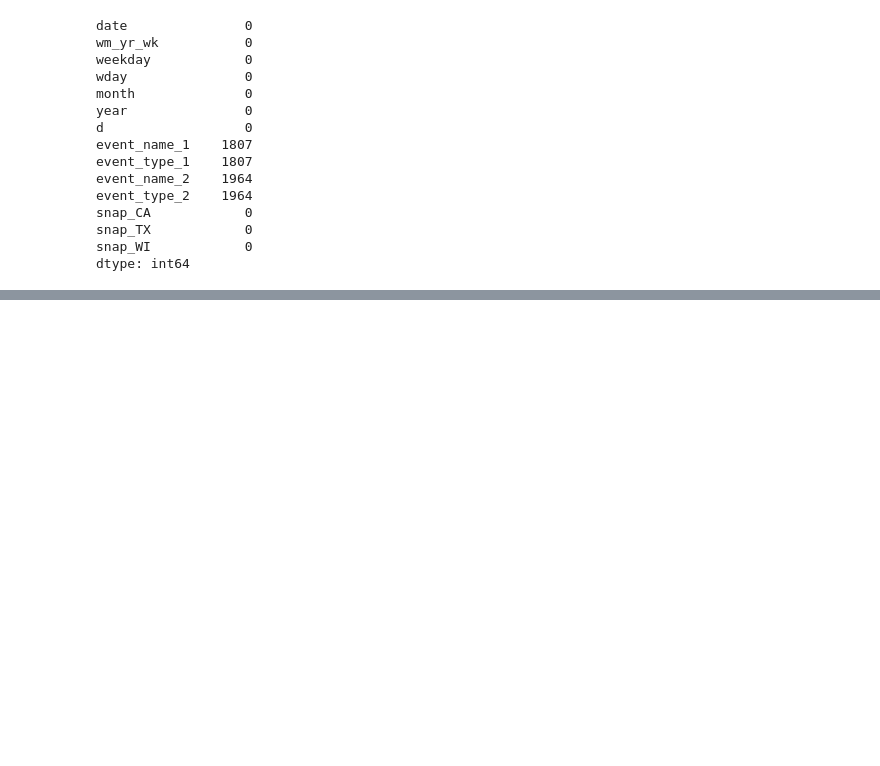
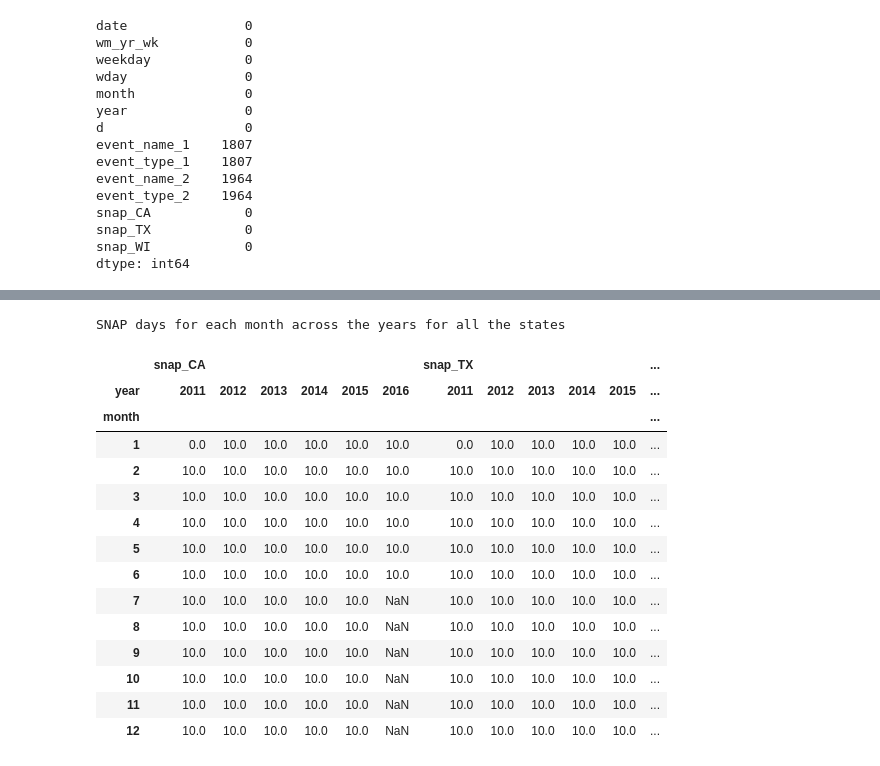
Before and after one commit to ElizabethSebastian/Sales-Forecasting, a Jupyter notebook: Sales Forecasting.ipynb, the cells around one changed output, grey strips where cells are left out. Cells and saved outputs as stored; diff of their text form; code cells hidden in the pictures; blank space fills up the shorter version.

```diff
--- a/Sales Forecasting.ipynb
+++ b/Sales Forecasting.ipynb
@@ -443,0 +454,21 @@ dtype: int64
+# %%
+snap_days = calender.groupby(['year','month'])['snap_CA','snap_TX','snap_WI'].sum().reset_index()
+print("SNAP days for each month across the years for all the states")
+snap_days.pivot(index="month",columns = "year",values = ["snap_CA","snap_TX","snap_WI"])
+# %% [output]
+SNAP days for each month across the years for all the states
+|  | snap_CA |  |  |  |  |  | snap_TX |  |  |  |  | ... |
+| year | 2011 | 2012 | 2013 | 2014 | 2015 | 2016 | 2011 | 2012 | 2013 | 2014 | 2015 | ... |
+| month |  |  |  |  |  |  |  |  |  |  |  | ... |
+| 1 | 0.0 | 10.0 | 10.0 | 10.0 | 10.0 | 10.0 | 0.0 | 10.0 | 10.0 | 10.0 | 10.0 | ... |
+| 2 | 10.0 | 10.0 | 10.0 | 10.0 | 10.0 | 10.0 | 10.0 | 10.0 | 10.0 | 10.0 | 10.0 | ... |
+| 3 | 10.0 | 10.0 | 10.0 | 10.0 | 10.0 | 10.0 | 10.0 | 10.0 | 10.0 | 10.0 | 10.0 | ... |
+| 4 | 10.0 | 10.0 | 10.0 | 10.0 | 10.0 | 10.0 | 10.0 | 10.0 | 10.0 | 10.0 | 10.0 | ... |
+| 5 | 10.0 | 10.0 | 10.0 | 10.0 | 10.0 | 10.0 | 10.0 | 10.0 | 10.0 | 10.0 | 10.0 | ... |
+| 6 | 10.0 | 10.0 | 10.0 | 10.0 | 10.0 | 10.0 | 10.0 | 10.0 | 10.0 | 10.0 | 10.0 | ... |
+| 7 | 10.0 | 10.0 | 10.0 | 10.0 | 10.0 | NaN | 10.0 | 10.0 | 10.0 | 10.0 | 10.0 | ... |
+| 8 | 10.0 | 10.0 | 10.0 | 10.0 | 10.0 | NaN | 10.0 | 10.0 | 10.0 | 10.0 | 10.0 | ... |
+| 9 | 10.0 | 10.0 | 10.0 | 10.0 | 10.0 | NaN | 10.0 | 10.0 | 10.0 | 10.0 | 10.0 | ... |
+| 10 | 10.0 | 10.0 | 10.0 | 10.0 | 10.0 | NaN | 10.0 | 10.0 | 10.0 | 10.0 | 10.0 | ... |
+| 11 | 10.0 | 10.0 | 10.0 | 10.0 | 10.0 | NaN | 10.0 | 10.0 | 10.0 | 10.0 | 10.0 | ... |
+| 12 | 10.0 | 10.0 | 10.0 | 10.0 | 10.0 | NaN | 10.0 | 10.0 | 10.0 | 10.0 | 10.0 | ... |
```
Also changed, not shown: parts of 22 cells of this notebook, 1 other file.
